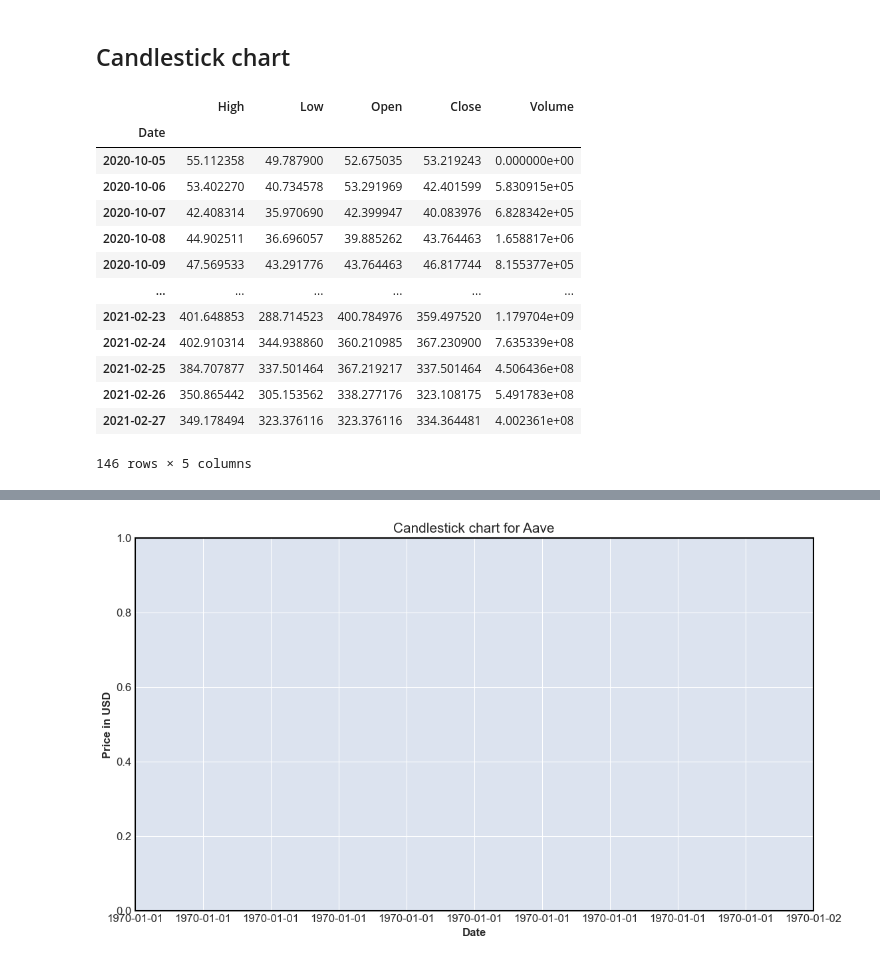
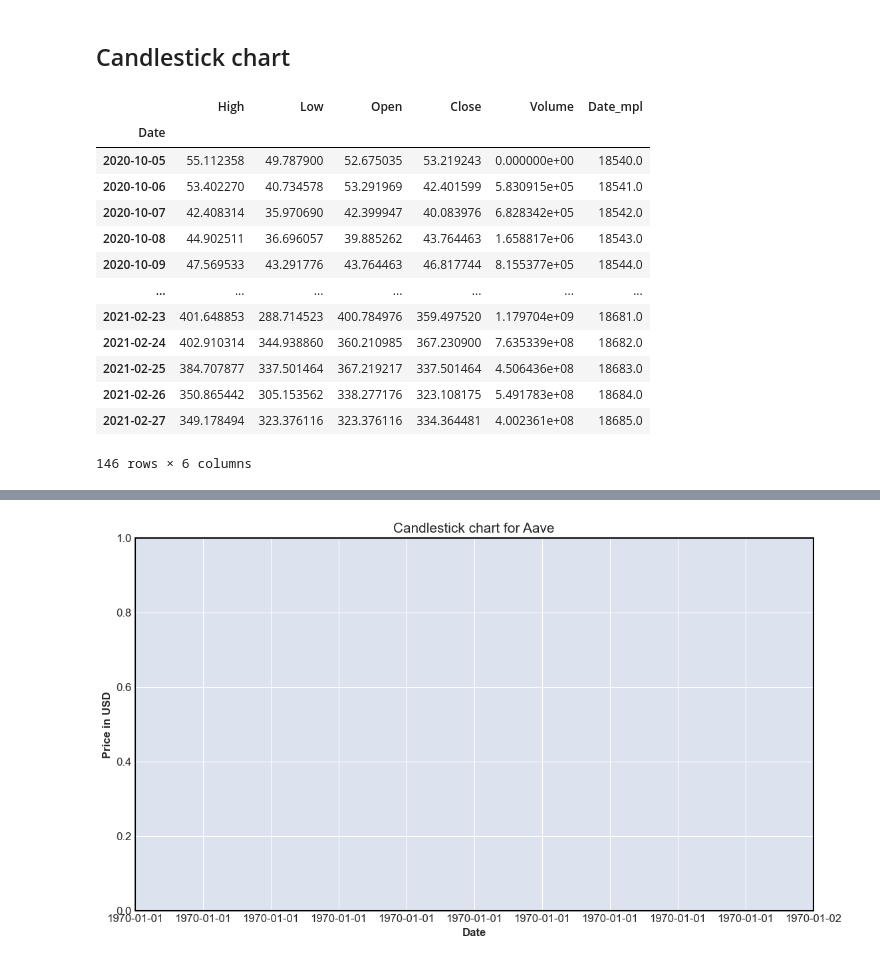
Before and after one commit to ArtTucker/crypto_prices_ML, a Jupyter notebook: preprocessing/by_coin/aave_preprocessing.ipynb, the cells around one changed output, grey strips where cells are left out. Saved outputs shown, nothing was run; the diff lists cells and outputs as text; code cells hidden in the pictures.

```diff
--- a/preprocessing/by_coin/aave_preprocessing.ipynb
+++ b/preprocessing/by_coin/aave_preprocessing.ipynb
@@ -97,24 +96,27 @@ plt.show()
 ## Candlestick chart
 # %%
 import matplotlib.ticker as mticker
+# from matplotlib.finance import candlestick_ohlc
 import mplfinance as mpf
+
+aave_df['Date_mpl'] = aave_df['Date'].apply(lambda x: mdates.date2num(x))
 
 temp_aave_df = aave_df.copy(deep=False)
 temp_aave_df = temp_aave_df.set_index(['Date'])
 temp_aave_df = temp_aave_df.drop(['Name', 'Symbol', 'Marketcap','Spread'], axis=1)
 temp_aave_df
 # %% [output]
-|  | High | Low | Open | Close | Volume |
-| Date |  |  |  |  |  |
-| 2020-10-05 | 55.112358 | 49.787900 | 52.675035 | 53.219243 | 0.000000e+00 |
-| 2020-10-06 | 53.402270 | 40.734578 | 53.291969 | 42.401599 | 5.830915e+05 |
-| 2020-10-07 | 42.408314 | 35.970690 | 42.399947 | 40.083976 | 6.828342e+05 |
-| 2020-10-08 | 44.902511 | 36.696057 | 39.885262 | 43.764463 | 1.658817e+06 |
-| 2020-10-09 | 47.569533 | 43.291776 | 43.764463 | 46.817744 | 8.155377e+05 |
-| ... | ... | ... | ... | ... | ... |
-| 2021-02-23 | 401.648853 | 288.714523 | 400.784976 | 359.497520 | 1.179704e+09 |
-| 2021-02-24 | 402.910314 | 344.938860 | 360.210985 | 367.230900 | 7.635339e+08 |
-| 2021-02-25 | 384.707877 | 337.501464 | 367.219217 | 337.501464 | 4.506436e+08 |
-| 2021-02-26 | 350.865442 | 305.153562 | 338.277176 | 323.108175 | 5.491783e+08 |
-| 2021-02-27 | 349.178494 | 323.376116 | 323.376116 | 334.364481 | 4.002361e+08 |
+|  | High | Low | Open | Close | Volume | Date_mpl |
+| Date |  |  |  |  |  |  |
+| 2020-10-05 | 55.112358 | 49.787900 | 52.675035 | 53.219243 | 0.000000e+00 | 18540.0 |
+| 2020-10-06 | 53.402270 | 40.734578 | 53.291969 | 42.401599 | 5.830915e+05 | 18541.0 |
+| 2020-10-07 | 42.408314 | 35.970690 | 42.399947 | 40.083976 | 6.828342e+05 | 18542.0 |
+| 2020-10-08 | 44.902511 | 36.696057 | 39.885262 | 43.764463 | 1.658817e+06 | 18543.0 |
+| 2020-10-09 | 47.569533 | 43.291776 | 43.764463 | 46.817744 | 8.155377e+05 | 18544.0 |
+| ... | ... | ... | ... | ... | ... | ... |
+| 2021-02-23 | 401.648853 | 288.714523 | 400.784976 | 359.497520 | 1.179704e+09 | 18681.0 |
+| 2021-02-24 | 402.910314 | 344.938860 | 360.210985 | 367.230900 | 7.635339e+08 | 18682.0 |
+| 2021-02-25 | 384.707877 | 337.501464 | 367.219217 | 337.501464 | 4.506436e+08 | 18683.0 |
+| 2021-02-26 | 350.865442 | 305.153562 | 338.277176 | 323.108175 | 5.491783e+08 | 18684.0 |
+| 2021-02-27 | 349.178494 | 323.376116 | 323.376116 | 334.364481 | 4.002361e+08 | 18685.0 |
-146 rows × 5 columns
+146 rows × 6 columns
```
Also changed, not shown: parts of 15 cells of this notebook.
